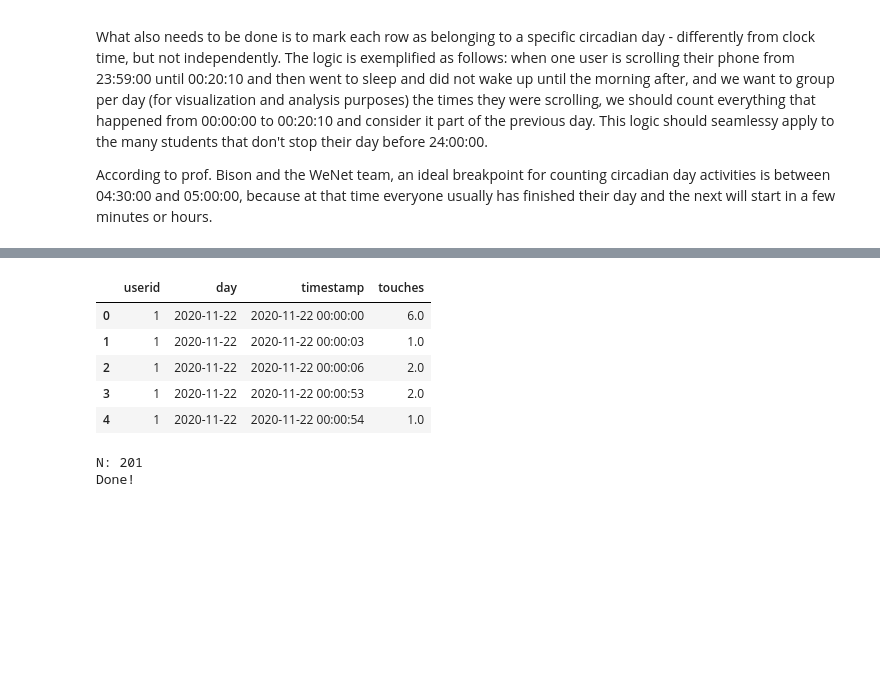
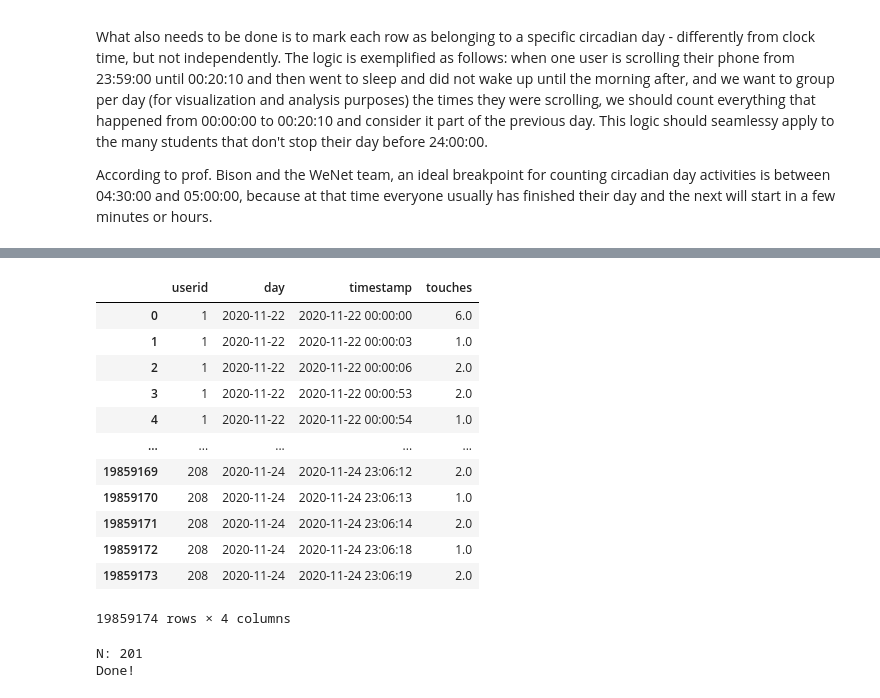
Before and after one commit to FluveFV/PhonePervasiveness, a Jupyter notebook: Data_preparation_and_cleaning.ipynb, the cells around one changed output, grey strips where cells are left out. Saved outputs shown, nothing was run; the diff lists cells and outputs as text; code cells hidden in the pictures; blank space fills up the shorter version.

```diff
--- a/Data_preparation_and_cleaning.ipynb
+++ b/Data_preparation_and_cleaning.ipynb
@@ -130,12 +130,19 @@ Wall time: 7.63 µs
-# %%
-by_second.head()
-# %% [output]
-|  | userid | day | timestamp | touches |
-| 0 | 1 | 2020-11-22 | 2020-11-22 00:00:00 | 6.0 |
-| 1 | 1 | 2020-11-22 | 2020-11-22 00:00:03 | 1.0 |
-| 2 | 1 | 2020-11-22 | 2020-11-22 00:00:06 | 2.0 |
-| 3 | 1 | 2020-11-22 | 2020-11-22 00:00:53 | 2.0 |
-| 4 | 1 | 2020-11-22 | 2020-11-22 00:00:54 | 1.0 |
+# %%
+by_second
+# %% [output]
+|  | userid | day | timestamp | touches |
+| 0 | 1 | 2020-11-22 | 2020-11-22 00:00:00 | 6.0 |
+| 1 | 1 | 2020-11-22 | 2020-11-22 00:00:03 | 1.0 |
+| 2 | 1 | 2020-11-22 | 2020-11-22 00:00:06 | 2.0 |
+| 3 | 1 | 2020-11-22 | 2020-11-22 00:00:53 | 2.0 |
+| 4 | 1 | 2020-11-22 | 2020-11-22 00:00:54 | 1.0 |
+| ... | ... | ... | ... | ... |
+| 19859169 | 208 | 2020-11-24 | 2020-11-24 23:06:12 | 2.0 |
+| 19859170 | 208 | 2020-11-24 | 2020-11-24 23:06:13 | 1.0 |
+| 19859171 | 208 | 2020-11-24 | 2020-11-24 23:06:14 | 2.0 |
+| 19859172 | 208 | 2020-11-24 | 2020-11-24 23:06:18 | 1.0 |
+| 19859173 | 208 | 2020-11-24 | 2020-11-24 23:06:19 | 2.0 |
+19859174 rows × 4 columns
 # %%
 IDs=by_second.userid.unique()
 IDs.sort()
```
Also changed, not shown: parts of 43 cells of this notebook.
